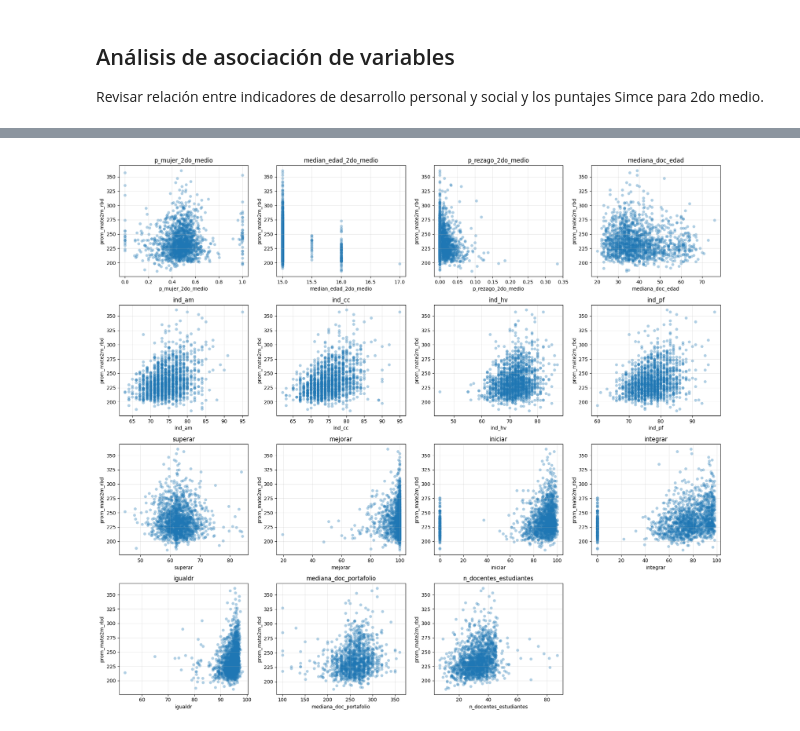
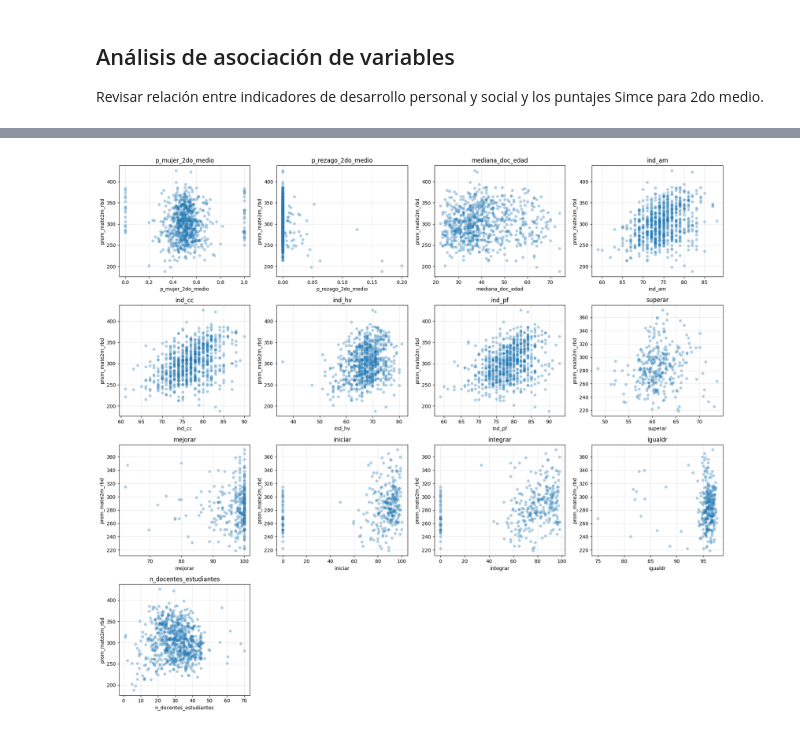
Before and after one commit to vcanalesg/dcc_taller_proyecto_g4, a Jupyter notebook: 3_analizar_rbd.ipynb, the cells around one changed output, grey strips where cells are left out. Saved outputs shown, nothing was run; the diff lists cells and outputs as text; code cells hidden in the pictures.

```diff
--- a/3_analizar_rbd.ipynb
+++ b/3_analizar_rbd.ipynb
@@ -44,8 +44,13 @@ No todos los establecimientos tienen puntajes Simce de matemáticas válidos. Es
 # prom_mate2m_rbd corresponde al promedio simce del establecimiento.
 rbd_filtrado = rbd[rbd['marca_mate2m_rbd'].isna() | (rbd['prom_mate2m_rbd'].isna() == False)]
 
+# rbd_filtrado.value_counts('cod_grupo')
+
 # solo establecimientos con GSE bajo y medio-bajo
-rbd_gse_medio_bajo = rbd_filtrado[rbd_filtrado['cod_grupo'].isin([1,2])]
+# rbd_gse_medio_bajo = rbd_filtrado[rbd_filtrado['cod_grupo'].isin([1,2])]
+
+# estableciientos con GSE medio-alto y alto
+rbd_gse_medio_alto = rbd_filtrado[rbd_filtrado['cod_grupo'].isin([4,5])]
 # %% [markdown]
 ## Análisis por variable
 
@@ -69,7 +74,7 @@ cat_vars = ['cod_grupo', 'cod_depe1', 'cod_rural_rbd']
 fig, axes = plt.subplots(1, len(cat_vars), figsize=(18, 5))
 
 for ax, var in zip(axes, cat_vars):
-    counts = rbd_gse_medio_bajo[var].value_counts().sort_index()
+    counts = rbd_gse_medio_alto[var].value_counts().sort_index()
     ax.bar(counts.index.astype(str), counts.values)
     ax.set_title(var)
     ax.set_ylabel('n establecimientos')
@@ -95,7 +100,7 @@ fig, axes = plt.subplots(n_rows, n_cols, figsize=(18, 4 * n_rows))
 axes = axes.reshape(n_rows, n_cols)
 
 for ax, var in zip(axes.flat, cont_vars):
-    subset = rbd_gse_medio_bajo[[var]].dropna()
+    subset = rbd_gse_medio_alto[[var]].dropna()
     sns.violinplot(data=subset, y=var, ax=ax, color='steelblue', inner='quartile')
     ax.set_title(var)
     ax.set_xlabel('')
@@ -142,36 +147,36 @@ sns.heatmap(rbd_gse_medio_bajo[variables].corr(),
 # %%
-variables = ['p_mujer_2do_medio', 'median_edad_2do_medio', 'p_rezago_2do_medio','mediana_doc_edad',
+variables = ['p_mujer_2do_medio', 'p_rezago_2do_medio','mediana_doc_edad',
              #'dim_aa','dim_me', 'dim_ao','dim_ar', 'dim_as','dim_ac', 'dim_ha', 'dim_va', 'dim_pa', 'dim_sp', 'dim_vd',
              'ind_am', 'ind_cc', 'ind_hv', 'ind_pf',
              'superar', 'mejorar','iniciar', 'integrar', 'igualdr',
-             'mediana_doc_portafolio', 'n_docentes_estudiantes']
+            'n_docentes_estudiantes']
 
 n_vars = len(variables)
 n_cols = 4
 n_rows = int(np.ceil(n_vars / n_cols))
 
 fig, axes = plt.subplots(n_rows, n_cols, figsize=(18, 4 * n_rows))
 axes = np.atleast_1d(axes).reshape(n_rows, n_cols)
 
 for ax, var in zip(axes.flat, variables):
-    subset = rbd_gse_medio_bajo[[var, 'prom_mate2m_rbd']].dropna()
+    subset = rbd_gse_medio_alto[[var, 'prom_mate2m_rbd']].dropna()
     sns.scatterplot(
         data=subset,
         x=var,
         y='prom_mate2m_rbd',
         alpha=0.35,
         linewidth=0,
         ax=ax
     )
     ax.set_title(var)
     ax.set_xlabel(var)
     ax.set_ylabel('prom_mate2m_rbd')
     ax.grid(True, alpha=0.3)
 
 for ax in axes.flat[len(variables):]:
     ax.set_visible(False)
 
 plt.tight_layout()
 plt.show()
 # %% [output]
-[figure, old version]
+[figure, new version]
```
Also changed, not shown: parts of 5 cells of this notebook.
